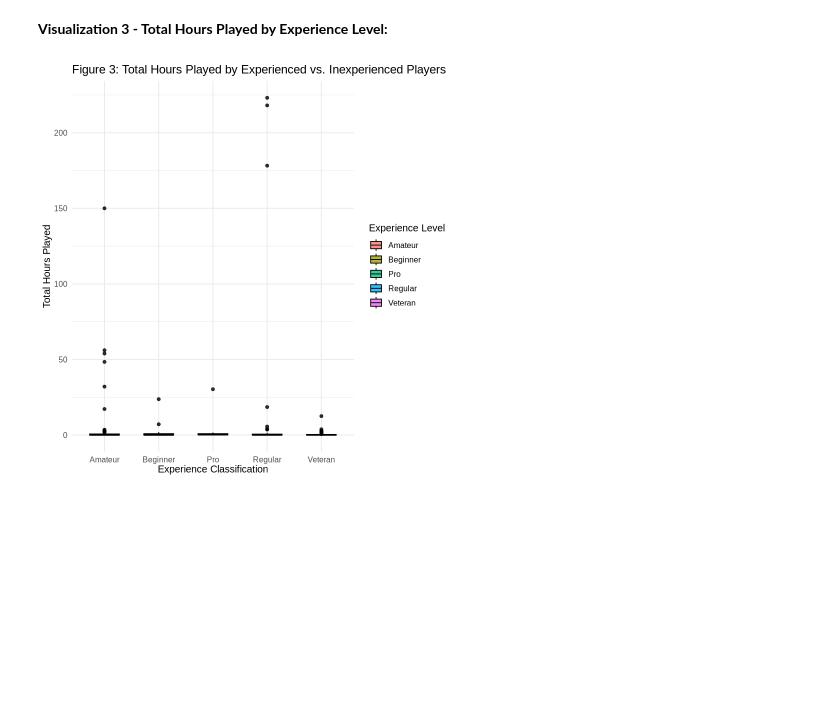
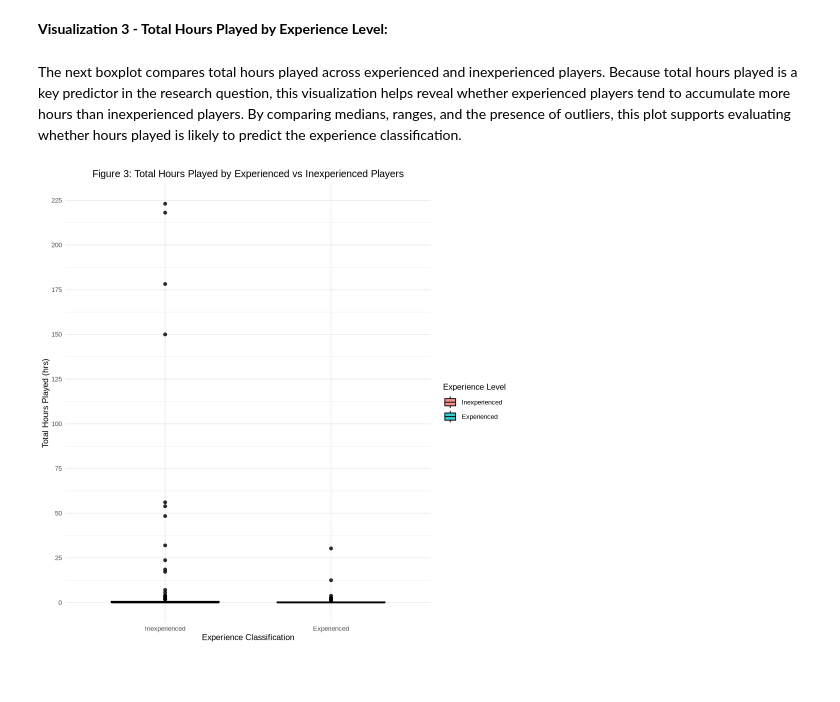
Before and after one commit to gaida123/dsci-100-008-group-6, a Jupyter notebook: DSCI 100 Group Project Methods & Results.ipynb, the cells around one changed output. Saved outputs shown, nothing was run; the diff lists cells and outputs as text; code cells hidden in the pictures; blank space fills up the shorter version.

```diff
--- a/DSCI 100 Group Project Methods & Results.ipynb
+++ b/DSCI 100 Group Project Methods & Results.ipynb
@@ -146,18 +179,26 @@ Warning message:
 <br>
 # %% [markdown]
 **Visualization 3 - Total Hours Played by Experience Level:**
-# %%
-played_experience <- ggplot(data, aes(x = experience, y = played_hours, fill = experience)) +
-  geom_boxplot(alpha = 0.8, width = 0.55, color = "black") +
-  labs(title = "Figure 3: Total Hours Played by Experienced vs. Inexperienced Players",
-    x = "Experience Classification",
-    y = "Total Hours Played",
-    fill = "Experience Level") +
-theme_minimal(base_size = 12)
-
-played_experience
-# %% [output]
-[figure, removed]
+# %% [markdown]
+The next boxplot compares total hours played across experienced and inexperienced players. Because total hours played is a key predictor in the research question, this visualization helps reveal whether experienced players tend to accumulate more hours than inexperienced players. By comparing medians, ranges, and the presence of outliers, this plot supports evaluating whether hours played is likely to predict the experience classification.
+# %%
+options(repr.plot.width = 8, repr.plot.height = 8)
+
+vis3_hours_experience <- data_players |>
+  ggplot(aes(x = experienced_binary, y = played_hours, fill = experienced_binary)) +
+  geom_boxplot(alpha = 0.8, width = 0.65, color = "black") +
+  scale_y_continuous(n.breaks = 10) +
+  labs(title = "Figure 3: Total Hours Played by Experienced vs Inexperienced Players",
+           x = "Experience Classification",
+           y = "Total Hours Played (hrs)",
+        fill = "Experience Level") +
+  theme(legend.position = "right") +
+  theme_minimal(base_size = 10) +
+  theme(plot.title = element_text(hjust = 0.5))
+
+vis3_hours_experience
+# %% [output]
+[figure, added]
 # %% [markdown]
 <br>
 # %% [markdown]
```
Also changed, not shown: parts of 20 cells of this notebook.
